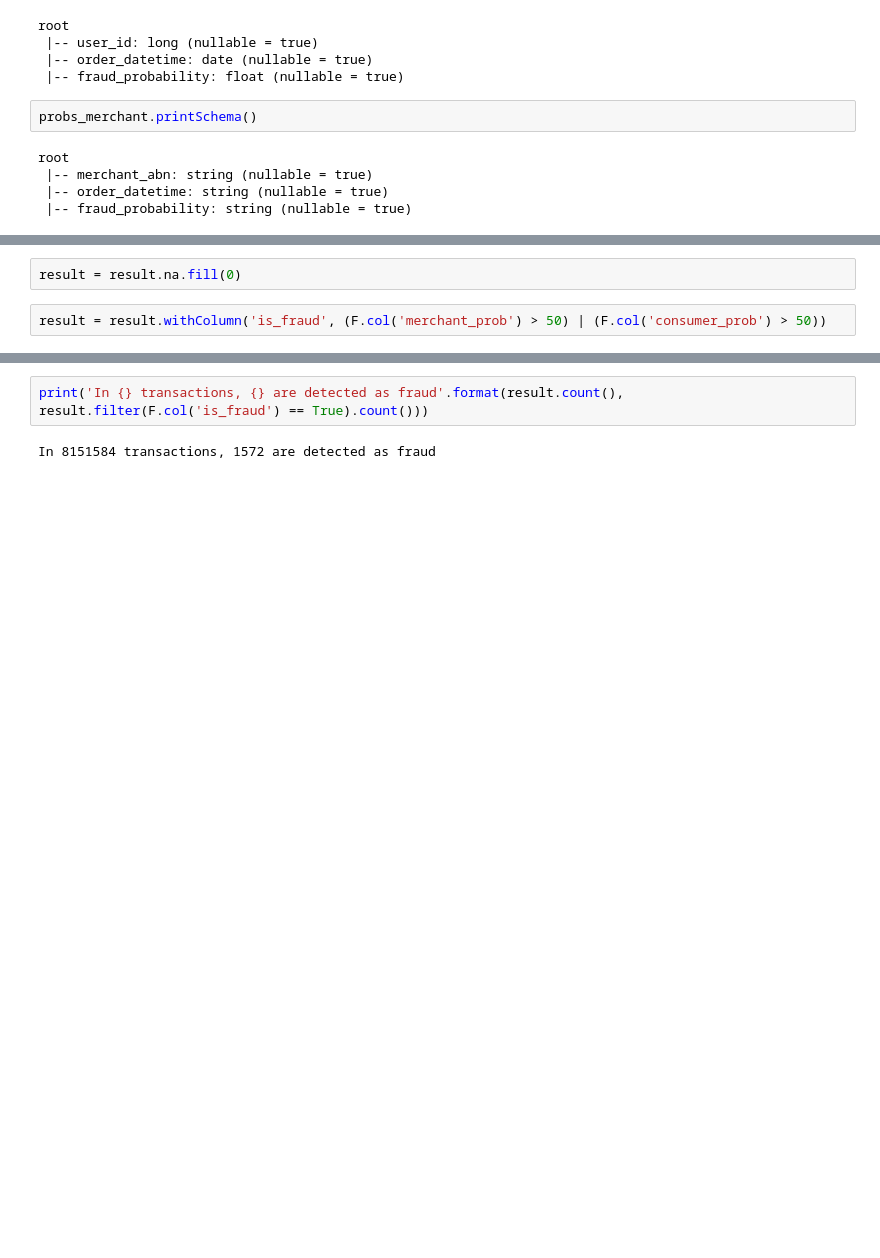
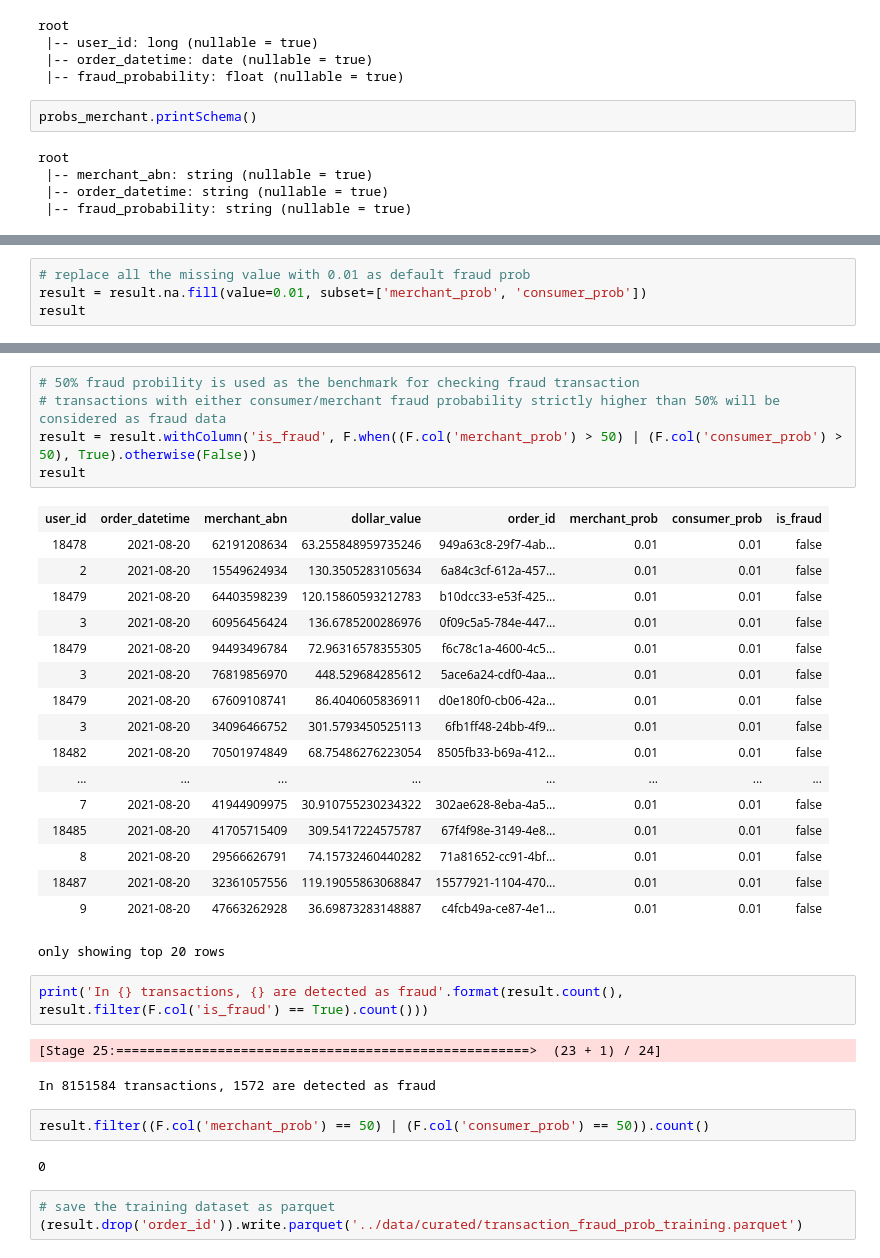
Before and after one commit to MAST30034-Applied-Data-Science/generic-buy-now-pay-later-project-group-14, a Jupyter notebook: notebooks/fraud_model.ipynb, the cells around one changed output, grey strips where cells are left out. Saved outputs shown, nothing was run; the diff lists cells and outputs as text; blank space fills up the shorter version.

```diff
--- a/notebooks/fraud_model.ipynb
+++ b/notebooks/fraud_model.ipynb
@@ -95,6 +101,6 @@ only showing top 20 rows
 result = transactions.join(probs_merchant, on = ['merchant_abn', 'order_datetime'], how = 'left').withColumnRenamed('fraud_probability', 'merchant_prob')
 result = result.join(probs_consumer, on = ['user_id', 'order_datetime'], how = 'left').withColumnRenamed('fraud_probability', 'consumer_prob')
-# %%
-result = result.na.fill(0)
-# %%
-result = result.withColumn('is_fraud', (F.col('merchant_prob') > 50) | (F.col('consumer_prob') > 50))
+# %%
+# replace all the missing value with 0.01 as default fraud prob
+result = result.na.fill(value=0.01, subset=['merchant_prob', 'consumer_prob'])
+result
@@ -101,4 +125,35 @@ result = result.withColumn('is_fraud', (F.col('merchant_prob') > 50) | (F.col('c
+# %%
+# 50% fraud probility is used as the benchmark for checking fraud transaction
+# transactions with either consumer/merchant fraud probability strictly higher than 50% will be considered as fraud data
+result = result.withColumn('is_fraud', F.when((F.col('merchant_prob') > 50) | (F.col('consumer_prob') > 50), True).otherwise(False))
+result
+# %% [output]
+| user_id | order_datetime | merchant_abn | dollar_value | order_id | merchant_prob | consumer_prob | is_fraud |
+| 18478 | 2021-08-20 | 62191208634 | 63.255848959735246 | 949a63c8-29f7-4ab... | 0.01 | 0.01 | false |
+| 2 | 2021-08-20 | 15549624934 | 130.3505283105634 | 6a84c3cf-612a-457... | 0.01 | 0.01 | false |
+| 18479 | 2021-08-20 | 64403598239 | 120.15860593212783 | b10dcc33-e53f-425... | 0.01 | 0.01 | false |
+| 3 | 2021-08-20 | 60956456424 | 136.6785200286976 | 0f09c5a5-784e-447... | 0.01 | 0.01 | false |
+| 18479 | 2021-08-20 | 94493496784 | 72.96316578355305 | f6c78c1a-4600-4c5... | 0.01 | 0.01 | false |
+| 3 | 2021-08-20 | 76819856970 | 448.529684285612 | 5ace6a24-cdf0-4aa... | 0.01 | 0.01 | false |
+| 18479 | 2021-08-20 | 67609108741 | 86.4040605836911 | d0e180f0-cb06-42a... | 0.01 | 0.01 | false |
+| 3 | 2021-08-20 | 34096466752 | 301.5793450525113 | 6fb1ff48-24bb-4f9... | 0.01 | 0.01 | false |
+| 18482 | 2021-08-20 | 70501974849 | 68.75486276223054 | 8505fb33-b69a-412... | 0.01 | 0.01 | false |
+| ... | ... | ... | ... | ... | ... | ... | ... |
+| 7 | 2021-08-20 | 41944909975 | 30.910755230234322 | 302ae628-8eba-4a5... | 0.01 | 0.01 | false |
+| 18485 | 2021-08-20 | 41705715409 | 309.5417224575787 | 67f4f98e-3149-4e8... | 0.01 | 0.01 | false |
+| 8 | 2021-08-20 | 29566626791 | 74.15732460440282 | 71a81652-cc91-4bf... | 0.01 | 0.01 | false |
+| 18487 | 2021-08-20 | 32361057556 | 119.19055863068847 | 15577921-1104-470... | 0.01 | 0.01 | false |
+| 9 | 2021-08-20 | 47663262928 | 36.69873283148887 | c4fcb49a-ce87-4e1... | 0.01 | 0.01 | false |
+only showing top 20 rows
 # %%
 print('In {} transactions, {} are detected as fraud'.format(result.count(), result.filter(F.col('is_fraud') == True).count()))
 # %% [output]
-In 8151584 transactions, 1572 are detected as fraud
+[Stage 25:=====================================================>  (23 + 1) / 24]
+In 8151584 transactions, 1572 are detected as fraud
+# %%
+result.filter((F.col('merchant_prob') == 50) | (F.col('consumer_prob') == 50)).count()
+# %% [output]
+0
+# %%
+# save the training dataset as parquet
+(result.drop('order_id')).write.parquet('../data/curated/transaction_fraud_prob_training.parquet')
```
Also changed, not shown: parts of 16 cells of this notebook.
